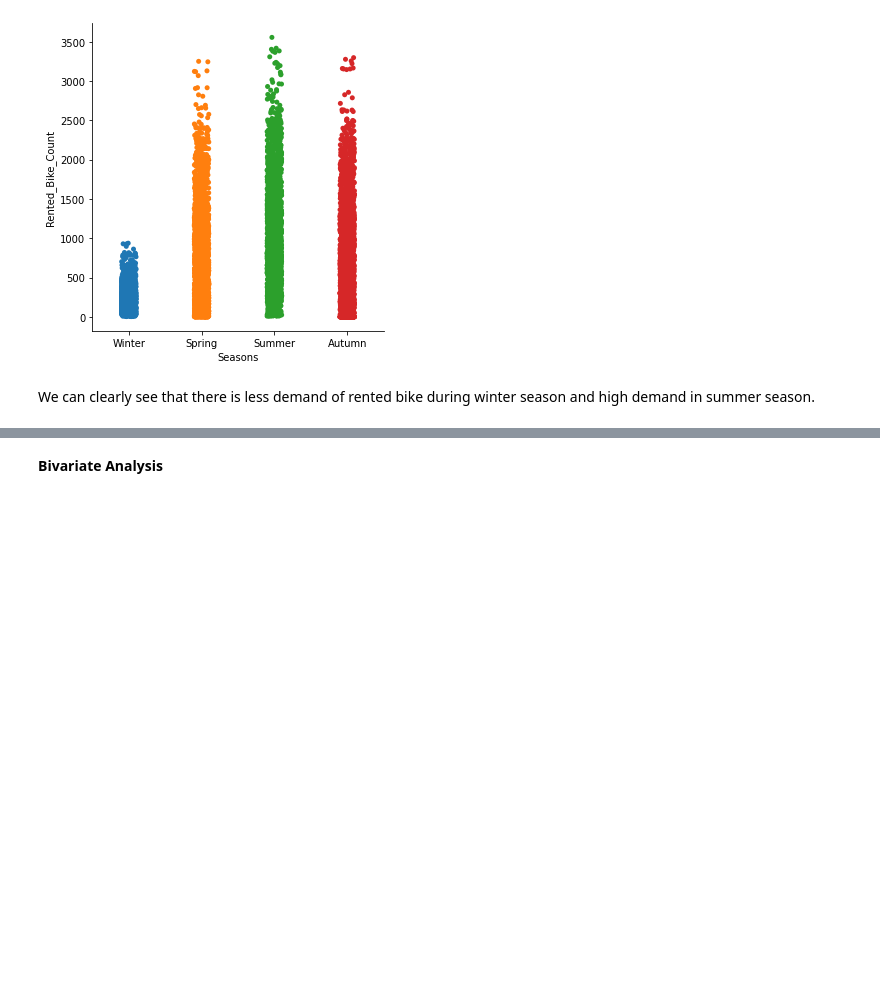
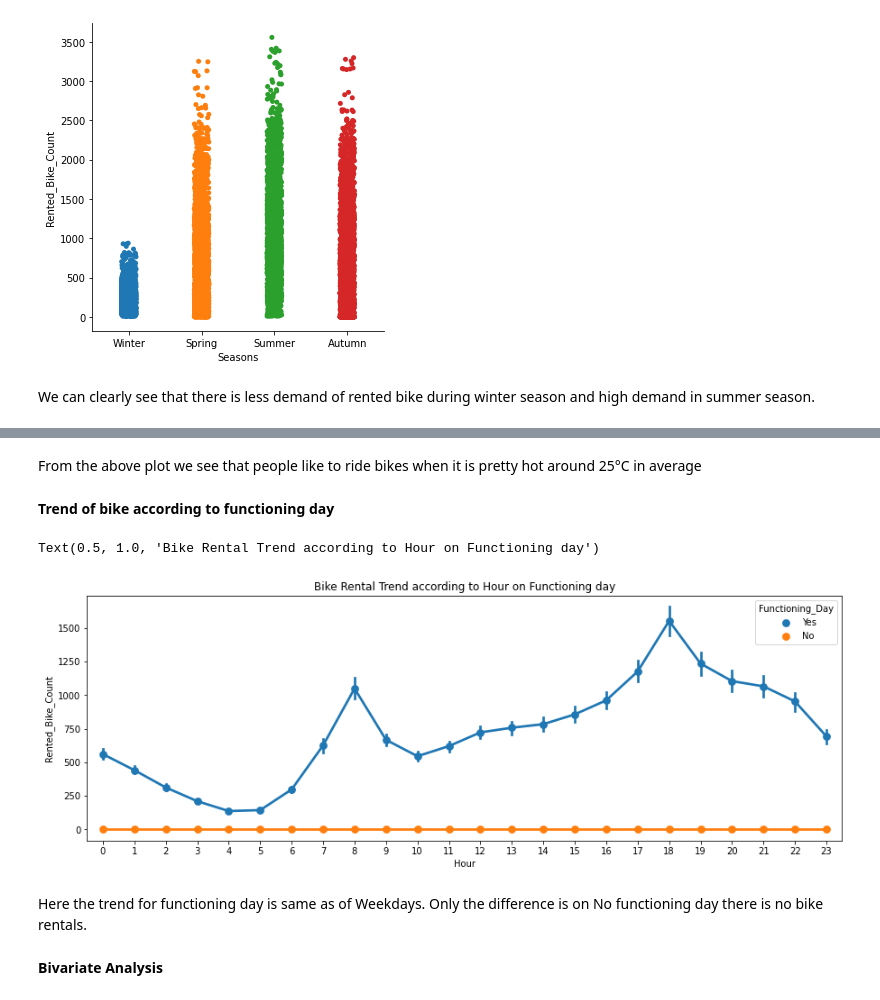
Before and after one commit to Anupa-123/Bike-sharing-demand-prediction, a Jupyter notebook: Bike_Sharing_Demand_Prediction_Capstone_Project.ipynb, the cells around one changed output, grey strips where cells are left out. Drawn from its saved outputs; the diff is of its cells as text; code cells hidden in the pictures; blank space fills up the shorter version.

```diff
--- a/Bike_Sharing_Demand_Prediction_Capstone_Project.ipynb
+++ b/Bike_Sharing_Demand_Prediction_Capstone_Project.ipynb
@@ -404,3 +412,17 @@ We can clearly see that there is less demand of rented bike during winter season
+# %% [markdown]
+From the above plot we see that people like to ride bikes when it is pretty hot around 25°C in average
+# %% [markdown]
+**Trend of bike according to functioning day**
+# %%
+#Bike Rental trend with respect to Hour on Functioning day.
+plt.figure(figsize=(15,5))
+sns.pointplot(x=df['Hour'],y=df['Rented_Bike_Count'],hue=df['Functioning_Day'])
+plt.title("Bike Rental Trend according to Hour on Functioning day")
+# %% [output]
+Text(0.5, 1.0, 'Bike Rental Trend according to Hour on Functioning day')
+[figure, added]
+# %% [markdown]
+Here the trend for functioning day is same as of Weekdays. Only the difference is on No functioning day there is no bike rentals.
 # %% [markdown]
 **Bivariate Analysis**
 # %%
```
Also changed, not shown: parts of 9 cells of this notebook.
